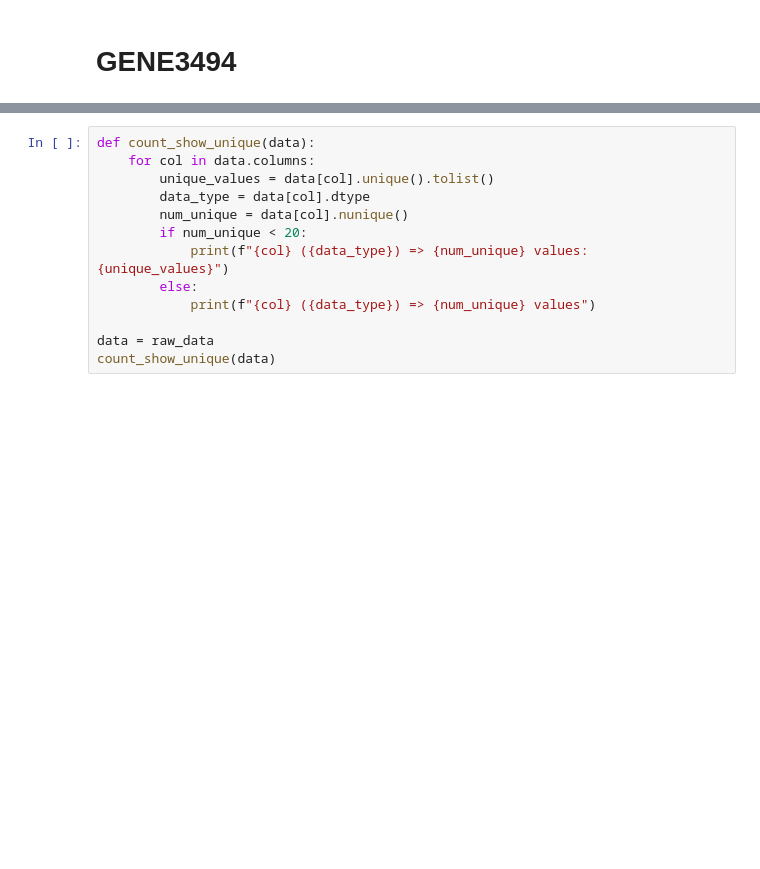
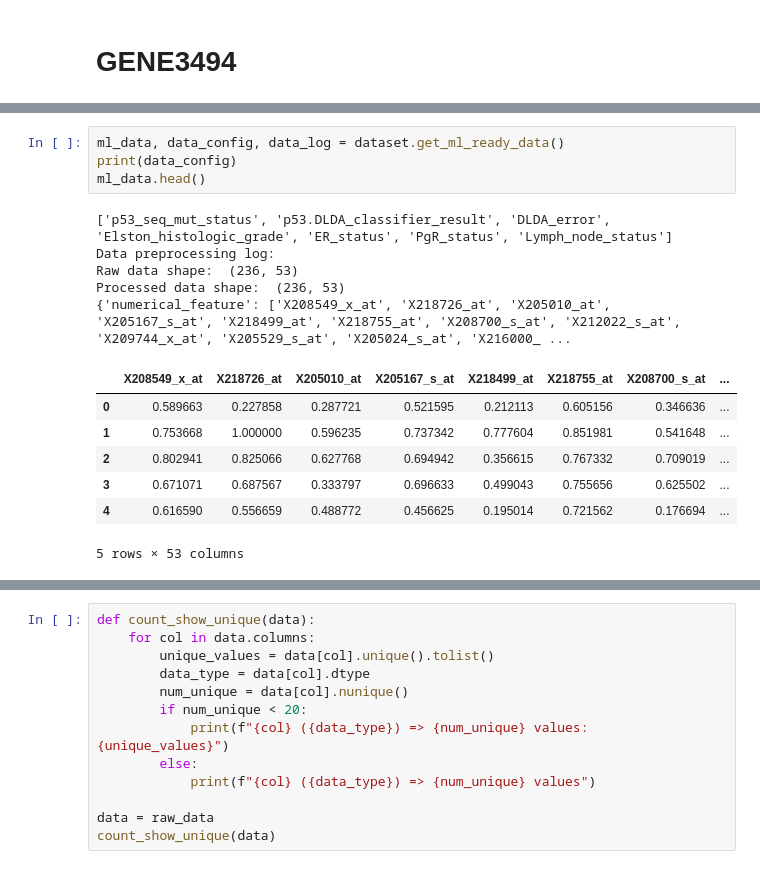
Before and after one commit to sitaomin1994/MedicalDataKit, a Jupyter notebook: notebook/data_fetch.ipynb, the cells around one changed output, grey strips where cells are left out. Cells and saved outputs as stored; diff of their text form; blank space fills up the shorter version.

```diff
--- a/notebook/data_fetch.ipynb
+++ b/notebook/data_fetch.ipynb
@@ -732,3 +732,20 @@ Target features:
 | 3 | 9.853008 | 6.526893 | 5.540311 | 6.158005 | 7.146730 | 7.334246 | 8.701461 | ... |
 | 4 | 9.718894 | 5.959421 | 5.842536 | 5.295576 | 5.960042 | 7.184604 | 7.473179 | ... |
 5 rows × 53 columns
+# %%
+ml_data, data_config, data_log = dataset.get_ml_ready_data()
+print(data_config)
+ml_data.head()
+# %% [output]
+['p53_seq_mut_status', 'p53.DLDA_classifier_result', 'DLDA_error', 'Elston_histologic_grade', 'ER_status', 'PgR_status', 'Lymph_node_status']
+Data preprocessing log:
+Raw data shape:  (236, 53)
+Processed data shape:  (236, 53)
+{'numerical_feature': ['X208549_x_at', 'X218726_at', 'X205010_at', 'X205167_s_at', 'X218499_at', 'X218755_at', 'X208700_s_at', 'X212022_s_at', 'X209744_x_at', 'X205529_s_at', 'X205024_s_at', 'X216000_ ...
+|  | X208549_x_at | X218726_at | X205010_at | X205167_s_at | X218499_at | X218755_at | X208700_s_at | ... |
+| 0 | 0.589663 | 0.227858 | 0.287721 | 0.521595 | 0.212113 | 0.605156 | 0.346636 | ... |
+| 1 | 0.753668 | 1.000000 | 0.596235 | 0.737342 | 0.777604 | 0.851981 | 0.541648 | ... |
+| 2 | 0.802941 | 0.825066 | 0.627768 | 0.694942 | 0.356615 | 0.767332 | 0.709019 | ... |
+| 3 | 0.671071 | 0.687567 | 0.333797 | 0.696633 | 0.499043 | 0.755656 | 0.625502 | ... |
+| 4 | 0.616590 | 0.556659 | 0.488772 | 0.456625 | 0.195014 | 0.721562 | 0.176694 | ... |
+5 rows × 53 columns
```
Also changed, not shown: parts of 3 cells of this notebook, 4 other files.
